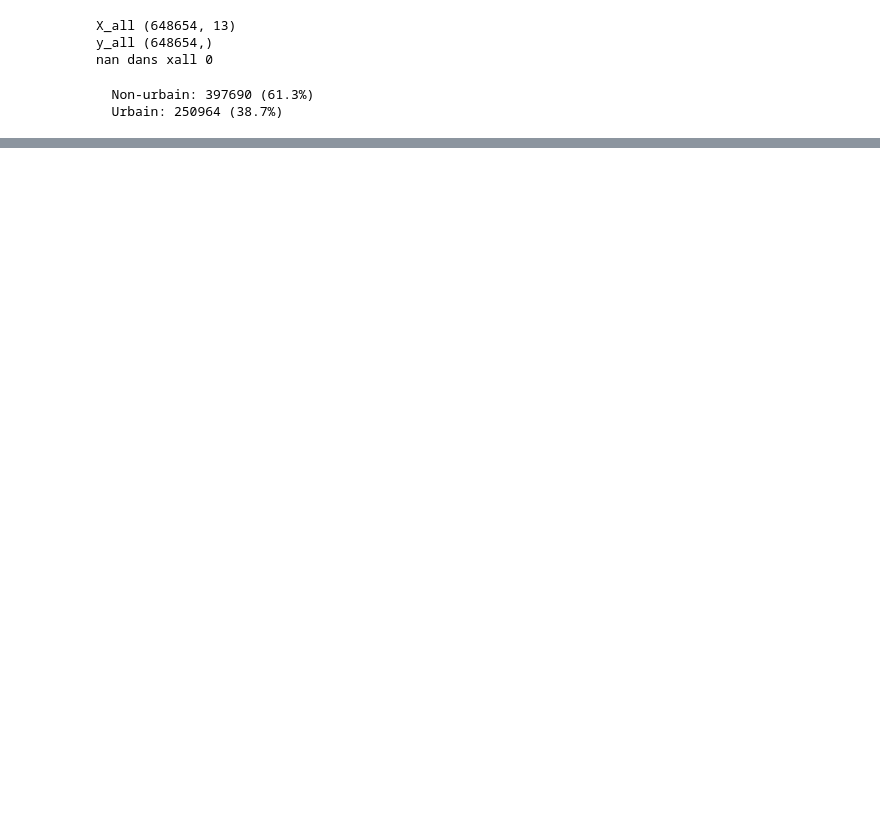
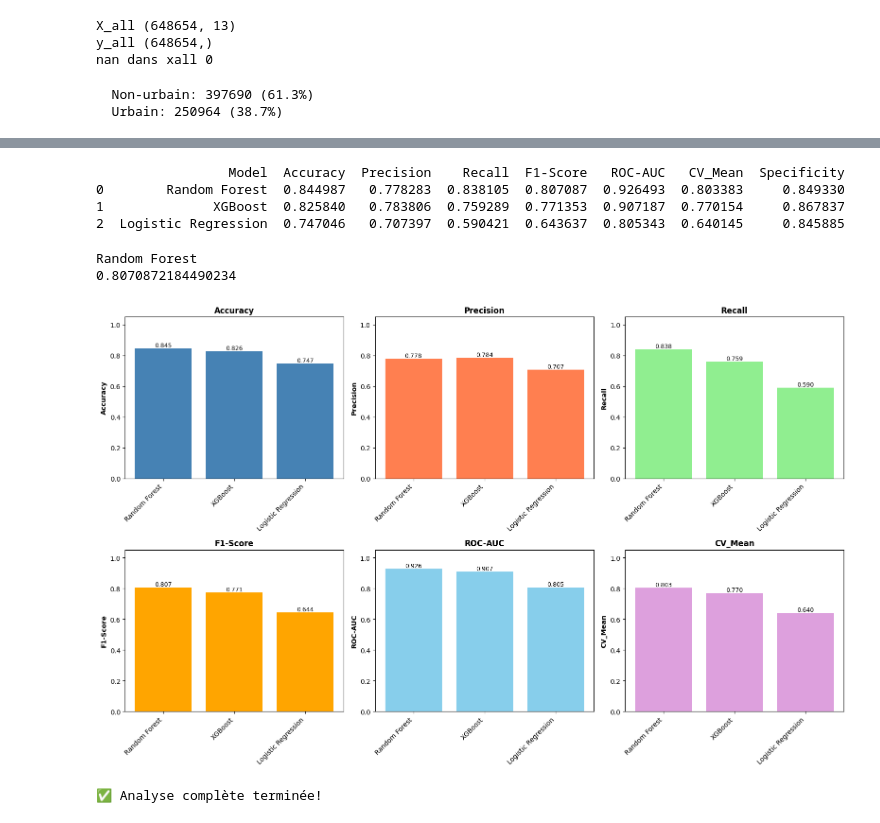
Before and after one commit to augustinlafond/project_urban_watch, a Jupyter notebook: Notebooks/coppy test.ipynb, the cells around one changed output, grey strips where cells are left out. Drawn from its saved outputs; the diff is of its cells as text; code cells hidden in the pictures; blank space fills up the shorter version.

Commit message:
add modele

```diff
--- a/Notebooks/coppy test.ipynb
+++ b/Notebooks/coppy test.ipynb
@@ -253,0 +355,7 @@ CV F1-score: 0.784489582800278
+# %%
+lr_params = {
+    'C': [0.001,0.01,0.1,1],
+    'solver': ['lgbfs', 'liblinear']
+}
+lr_best, lr_result, lr_cm = evaluate_model(lr_params, X_train, X_test, y_train, y_test, "Logistic Regression")
+all_results.append(lr_result)
@@ -253,0 +393,47 @@ CV F1-score: 0.784489582800278
+# %%
+df_results = pd.DataFrame(all_results)
+summary_df = df_results[['Model','Accuracy','Precision','Recall', 'F1-Score','ROC-AUC', 'CV_Mean', 'Specificity']].copy()
+summary_df= summary_df.sort_values('F1-Score', ascending=False).reset_index(drop=True)
+print(summary_df.to_string(index=True))
+# %% [output]
+                 Model  Accuracy  Precision    Recall  F1-Score   ROC-AUC   CV_Mean  Specificity
+0        Random Forest  0.844987   0.778283  0.838105  0.807087  0.926493  0.803383     0.849330
+1              XGBoost  0.825840   0.783806  0.759289  0.771353  0.907187  0.770154     0.867837
+2  Logistic Regression  0.747046   0.707397  0.590421  0.643637  0.805343  0.640145     0.845885
+# %%
+best_idx = summary_df.index[0]
+best_model_name = summary_df.loc[best_idx, 'Model']
+best_f1 = summary_df.loc[best_idx, 'F1-Score']
+print(best_model_name)
+print(best_f1)
+# %% [output]
+Random Forest
+0.8070872184490234
+# %%
+fig, axes = plt.subplots(2, 3, figsize=(16, 10))
+
+metrics = ['Accuracy', 'Precision', 'Recall', 'F1-Score', 'ROC-AUC', 'CV_Mean']
+colors = ['steelblue', 'coral', 'lightgreen', 'orange', 'skyblue', 'plum']
+
+for idx, (ax, metric, color) in enumerate(zip(axes.flat, metrics, colors)):
+    values = summary_df[metric].values
+    models = summary_df['Model'].values
+    bars = ax.bar(range(len(models)), values, color=color)
+    ax.set_ylabel(metric, fontweight='bold')
+    ax.set_title(f'{metric}', fontweight='bold', fontsize=12)
+    ax.set_xticks(range(len(models)))
+    ax.set_xticklabels(models, rotation=45, ha='right', fontsize=10)
+    ax.set_ylim([0, 1.05])
+
+    for bar in bars:
+        height = bar.get_height()
+        ax.text(bar.get_x() + bar.get_width()/2., height,
+                f'{height:.3f}', ha='center', va='bottom', fontsize=9)
+
+plt.tight_layout()
+plt.show()
+
+print("✅ Analyse complète terminée!")
+# %% [output]
+[figure, added]
+✅ Analyse complète terminée!
```
Also changed, not shown: parts of 20 cells of this notebook.
